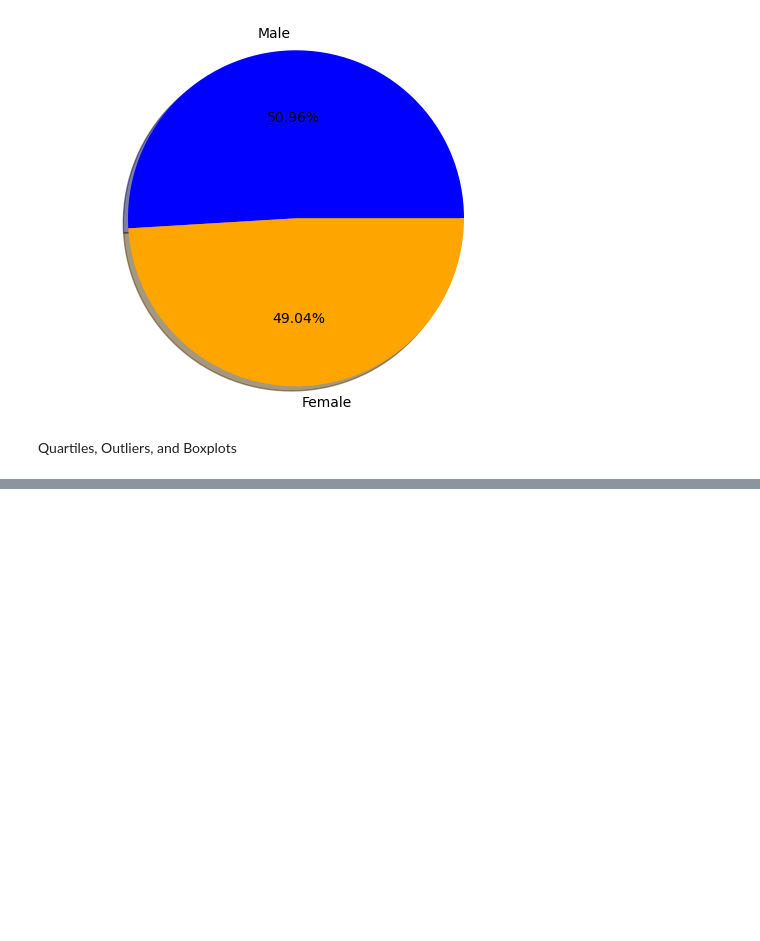
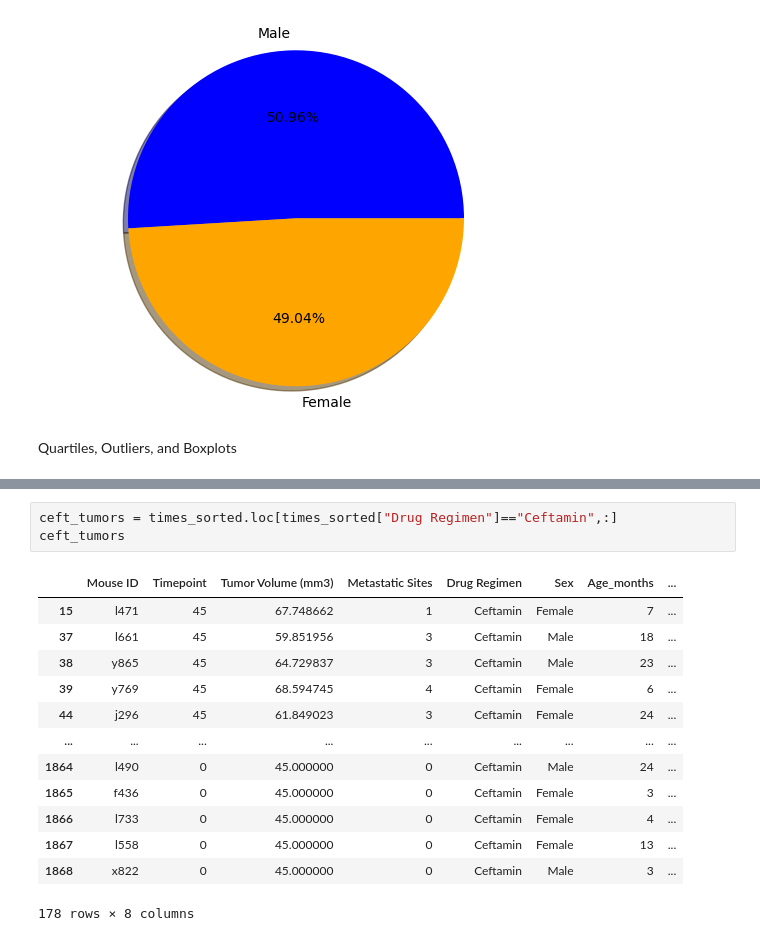
Before and after one commit to Cookees81/pymaceuticals-challenge, a Jupyter notebook: my_pymaceuticals.ipynb, the cells around one changed output, grey strips where cells are left out. Drawn from its saved outputs; the diff is of its cells as text; blank space fills up the shorter version.

```diff
--- a/my_pymaceuticals.ipynb
+++ b/my_pymaceuticals.ipynb
@@ -264,0 +402,17 @@ capo_tumors =
+# %%
+ceft_tumors = times_sorted.loc[times_sorted["Drug Regimen"]=="Ceftamin",:]
+ceft_tumors
+# %% [output]
+|  | Mouse ID | Timepoint | Tumor Volume (mm3) | Metastatic Sites | Drug Regimen | Sex | Age_months | ... |
+| 15 | l471 | 45 | 67.748662 | 1 | Ceftamin | Female | 7 | ... |
+| 37 | l661 | 45 | 59.851956 | 3 | Ceftamin | Male | 18 | ... |
+| 38 | y865 | 45 | 64.729837 | 3 | Ceftamin | Male | 23 | ... |
+| 39 | y769 | 45 | 68.594745 | 4 | Ceftamin | Female | 6 | ... |
+| 44 | j296 | 45 | 61.849023 | 3 | Ceftamin | Female | 24 | ... |
+| ... | ... | ... | ... | ... | ... | ... | ... | ... |
+| 1864 | l490 | 0 | 45.000000 | 0 | Ceftamin | Male | 24 | ... |
+| 1865 | f436 | 0 | 45.000000 | 0 | Ceftamin | Female | 3 | ... |
+| 1866 | l733 | 0 | 45.000000 | 0 | Ceftamin | Female | 4 | ... |
+| 1867 | l558 | 0 | 45.000000 | 0 | Ceftamin | Female | 13 | ... |
+| 1868 | x822 | 0 | 45.000000 | 0 | Ceftamin | Male | 3 | ... |
+178 rows × 8 columns
```
Also changed, not shown: parts of 16 cells of this notebook.
